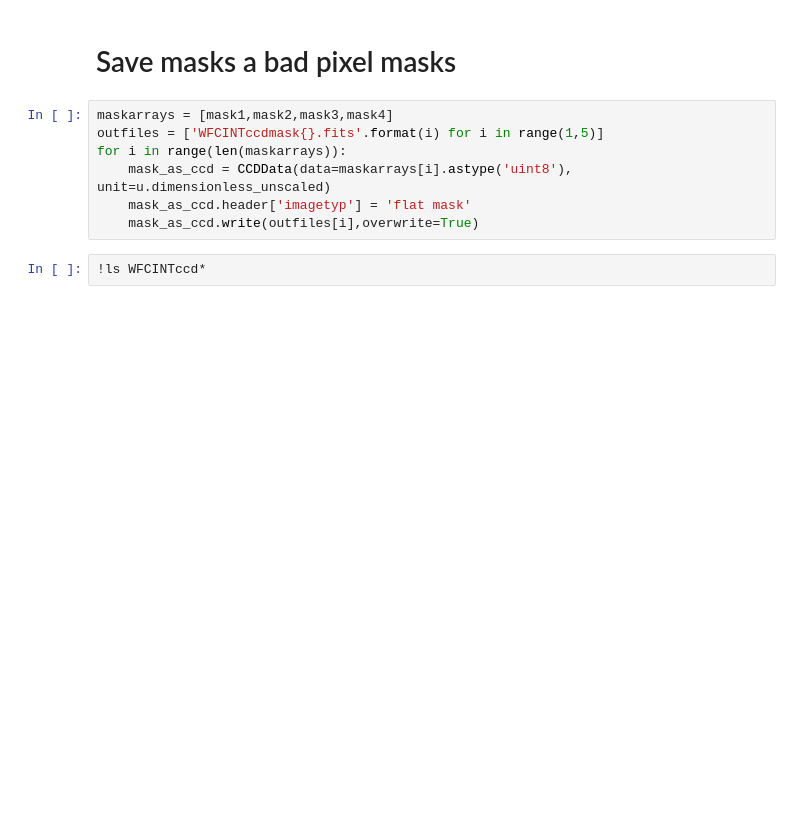
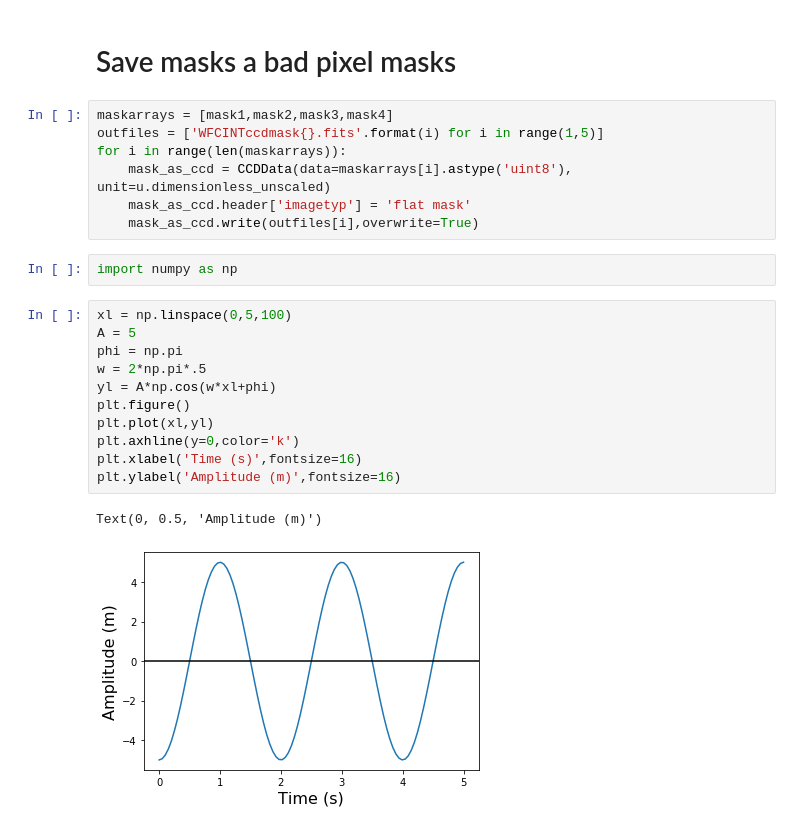
Before and after one commit to rfinn/HalphaImaging, a Jupyter notebook: notebooks/make-ccd-badpixel-masks.ipynb, the cells around one changed output. Drawn from its saved outputs; the diff is of its cells as text; blank space fills up the shorter version.

```diff
--- a/notebooks/make-ccd-badpixel-masks.ipynb
+++ b/notebooks/make-ccd-badpixel-masks.ipynb
@@ -85,5 +85,19 @@ for i in range(len(maskarrays)):
     mask_as_ccd = CCDData(data=maskarrays[i].astype('uint8'), unit=u.dimensionless_unscaled)
     mask_as_ccd.header['imagetyp'] = 'flat mask'
     mask_as_ccd.write(outfiles[i],overwrite=True)
-# %%
-!ls WFCINTccd*
+# %%
+import numpy as np
+# %%
+xl = np.linspace(0,5,100)
+A = 5
+phi = np.pi
+w = 2*np.pi*.5
+yl = A*np.cos(w*xl+phi)
+plt.figure()
+plt.plot(xl,yl)
+plt.axhline(y=0,color='k')
+plt.xlabel('Time (s)',fontsize=16)
+plt.ylabel('Amplitude (m)',fontsize=16)
+# %% [output]
+Text(0, 0.5, 'Amplitude (m)')
+[figure, added]
```
Also changed, not shown: 2 other files.
